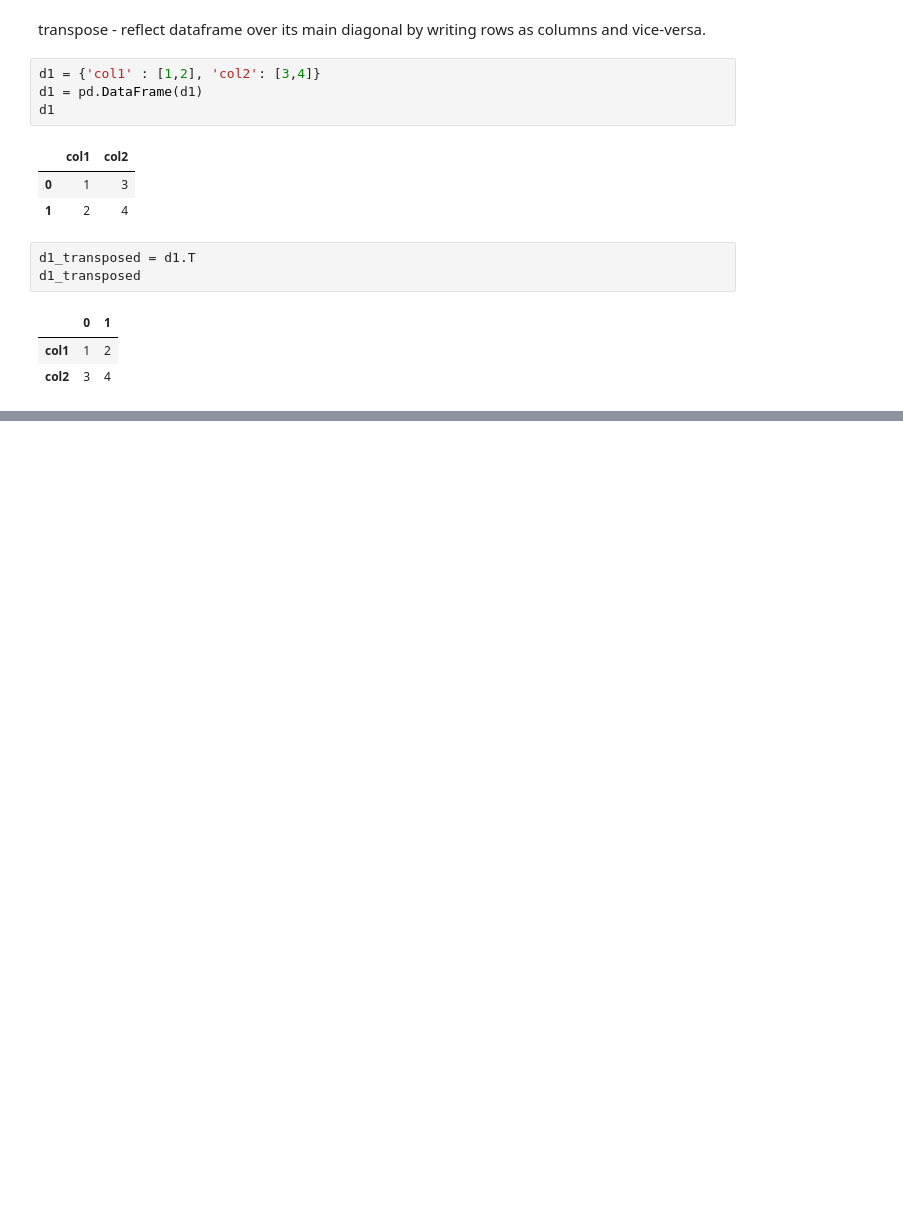
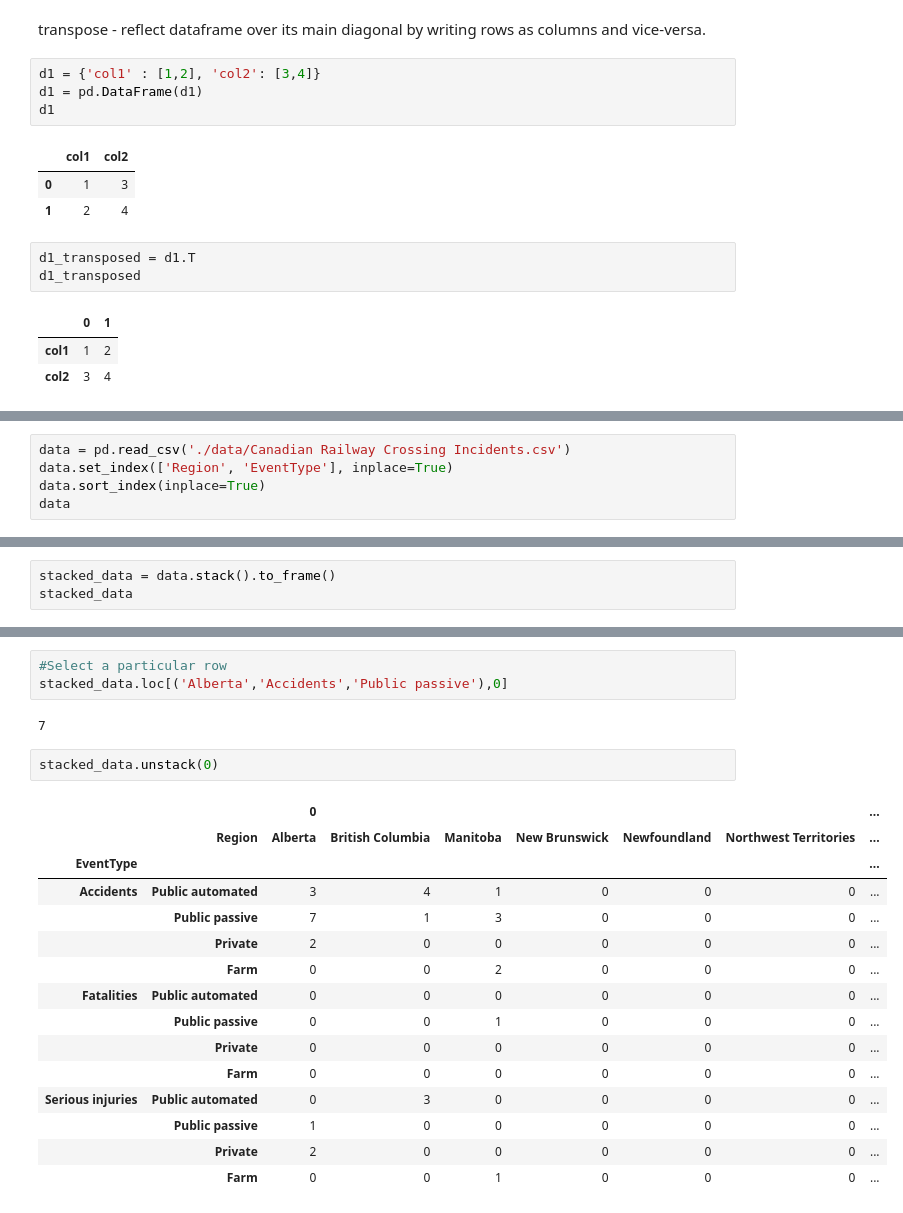
Before and after one commit to Szafranerio/Data_InDepth, a Jupyter notebook: Pandas/Pandas_MultiIndex.ipynb, the cells around one changed output, grey strips where cells are left out. Saved outputs shown, nothing was run; the diff lists cells and outputs as text; blank space fills up the shorter version.

```diff
--- a/Pandas/Pandas_MultiIndex.ipynb
+++ b/Pandas/Pandas_MultiIndex.ipynb
@@ -243,0 +289,5 @@ d1_transposed
+# %%
+data = pd.read_csv('./data/Canadian Railway Crossing Incidents.csv')
+data.set_index(['Region', 'EventType'], inplace=True)
+data.sort_index(inplace=True)
+data
@@ -243,0 +313,3 @@ d1_transposed
+# %%
+stacked_data = data.stack().to_frame()
+stacked_data
@@ -243,0 +331,23 @@ d1_transposed
+# %%
+#Select a particular row
+stacked_data.loc[('Alberta','Accidents','Public passive'),0]
+# %% [output]
+7
+# %%
+stacked_data.unstack(0)
+# %% [output]
+|  |  | 0 |  |  |  |  |  | ... |
+|  | Region | Alberta | British Columbia | Manitoba | New Brunswick | Newfoundland | Northwest Territories | ... |
+| EventType |  |  |  |  |  |  |  | ... |
+| Accidents | Public automated | 3 | 4 | 1 | 0 | 0 | 0 | ... |
+|  | Public passive | 7 | 1 | 3 | 0 | 0 | 0 | ... |
+|  | Private | 2 | 0 | 0 | 0 | 0 | 0 | ... |
+|  | Farm | 0 | 0 | 2 | 0 | 0 | 0 | ... |
+| Fatalities | Public automated | 0 | 0 | 0 | 0 | 0 | 0 | ... |
+|  | Public passive | 0 | 0 | 1 | 0 | 0 | 0 | ... |
+|  | Private | 0 | 0 | 0 | 0 | 0 | 0 | ... |
+|  | Farm | 0 | 0 | 0 | 0 | 0 | 0 | ... |
+| Serious injuries | Public automated | 0 | 3 | 0 | 0 | 0 | 0 | ... |
+|  | Public passive | 1 | 0 | 0 | 0 | 0 | 0 | ... |
+|  | Private | 2 | 0 | 0 | 0 | 0 | 0 | ... |
+|  | Farm | 0 | 0 | 1 | 0 | 0 | 0 | ... |
```
Also changed, not shown: parts of 7 cells of this notebook, 1 other file.
